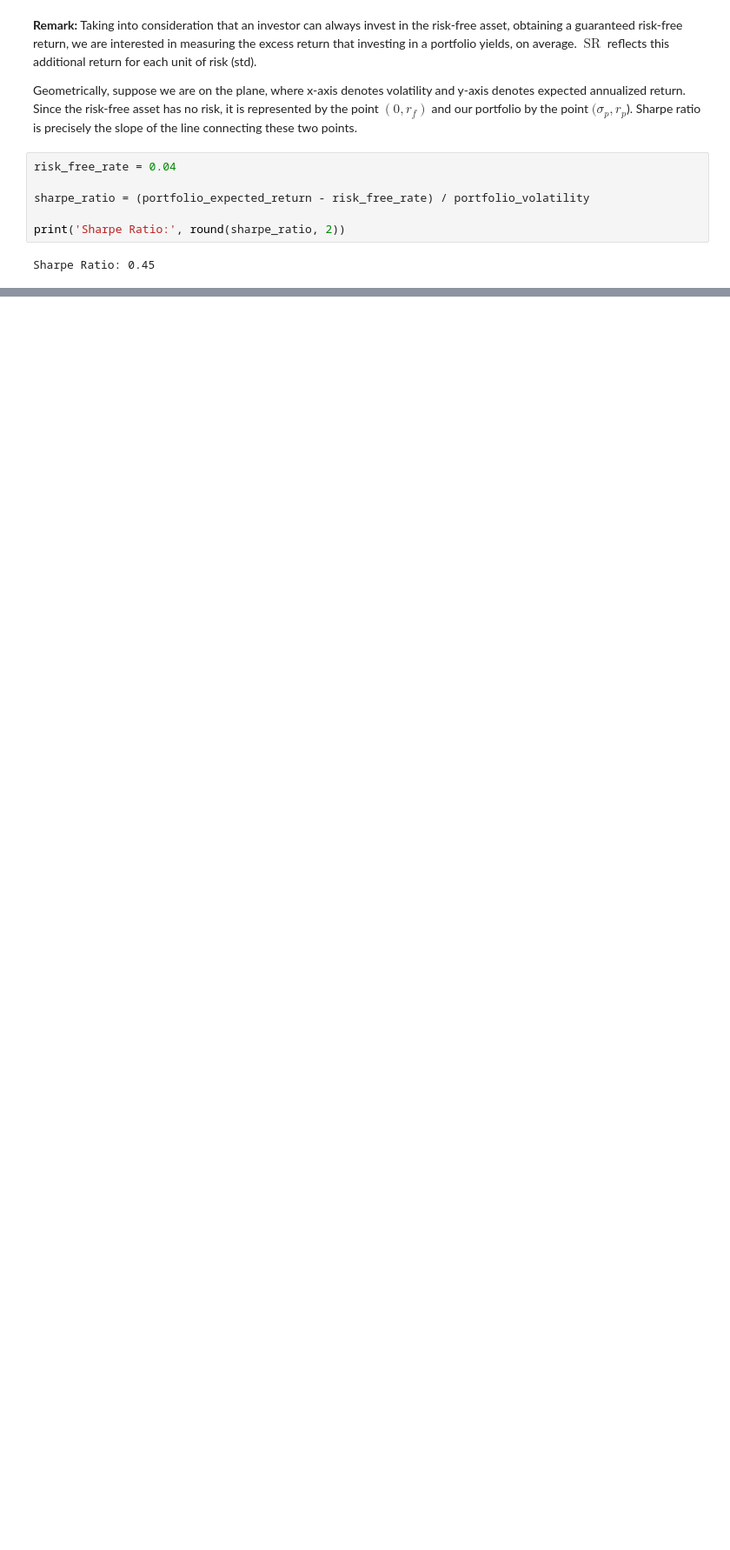
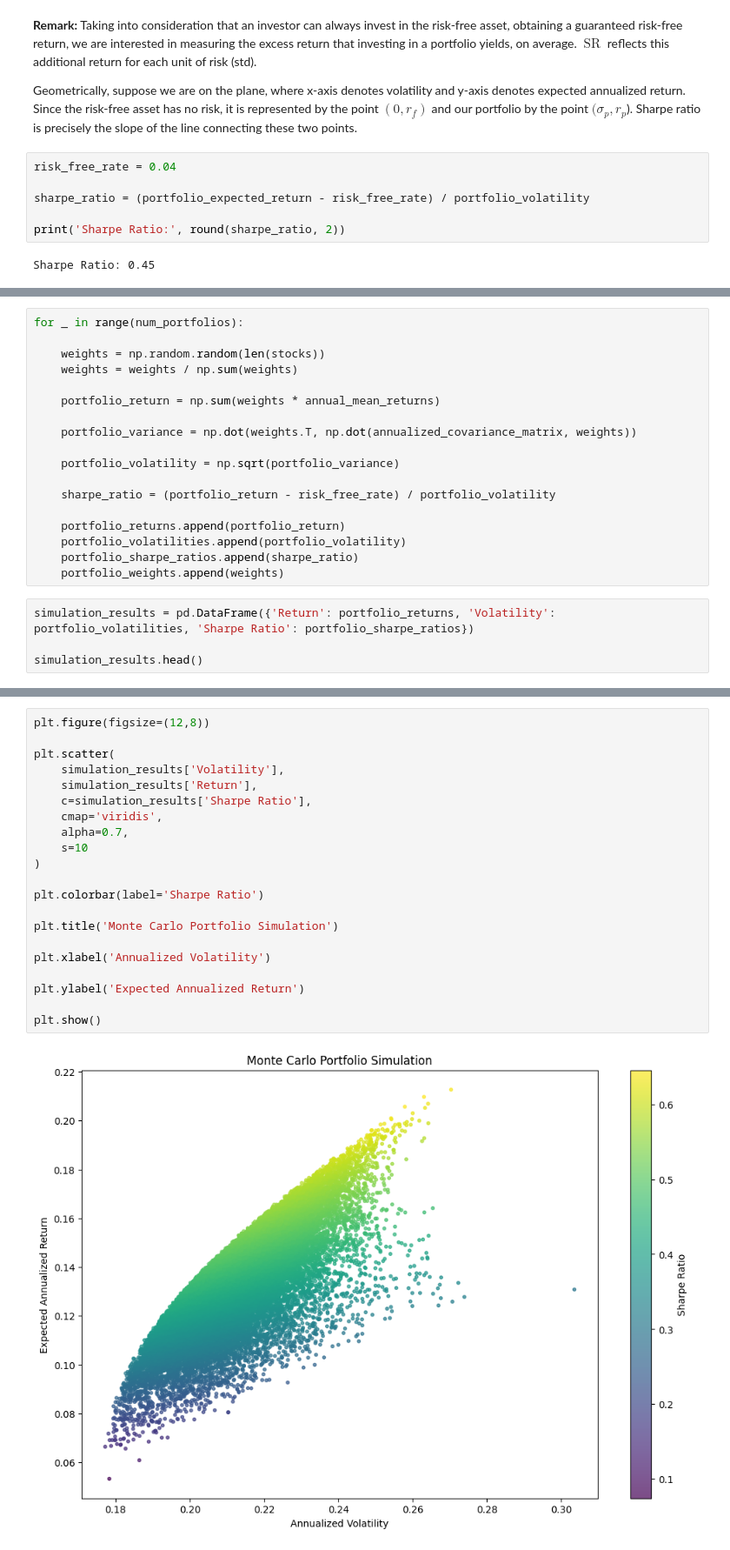
Before and after one commit to keramidasvasilis/data-analysis-projects, a Jupyter notebook: portfolio-optimization-risk-analysis/notebooks/portfolio_optimization_analysis.ipynb, the cells around one changed output, grey strips where cells are left out. Shown at 87% size. Cells and saved outputs as stored; diff of their text form; blank space fills up the shorter version.

Commit message:
Added Monte Carlo portfolio visualization

```diff
--- a/portfolio-optimization-risk-analysis/notebooks/portfolio_optimization_analysis.ipynb
+++ b/portfolio-optimization-risk-analysis/notebooks/portfolio_optimization_analysis.ipynb
@@ -535,0 +551,22 @@ Sharpe Ratio: 0.45
+# %%
+for _ in range(num_portfolios):
+
+    weights = np.random.random(len(stocks))
+    weights = weights / np.sum(weights)
+
+    portfolio_return = np.sum(weights * annual_mean_returns)
+
+    portfolio_variance = np.dot(weights.T, np.dot(annualized_covariance_matrix, weights))
+
+    portfolio_volatility = np.sqrt(portfolio_variance)
+
+    sharpe_ratio = (portfolio_return - risk_free_rate) / portfolio_volatility
+
+    portfolio_returns.append(portfolio_return)
+    portfolio_volatilities.append(portfolio_volatility)
+    portfolio_sharpe_ratios.append(sharpe_ratio)
+    portfolio_weights.append(weights)
+# %%
+simulation_results = pd.DataFrame({'Return': portfolio_returns, 'Volatility': portfolio_volatilities, 'Sharpe Ratio': portfolio_sharpe_ratios})
+
+simulation_results.head()
@@ -535,0 +582,23 @@ Sharpe Ratio: 0.45
+# %%
+plt.figure(figsize=(12,8))
+
+plt.scatter(
+    simulation_results['Volatility'],
+    simulation_results['Return'],
+    c=simulation_results['Sharpe Ratio'],
+    cmap='viridis',
+    alpha=0.7,
+    s=10
+)
+
+plt.colorbar(label='Sharpe Ratio')
+
+plt.title('Monte Carlo Portfolio Simulation')
+
+plt.xlabel('Annualized Volatility')
+
+plt.ylabel('Expected Annualized Return')
+
+plt.show()
+# %% [output]
+[figure, added]
```
Also changed, not shown: parts of 14 cells of this notebook.
